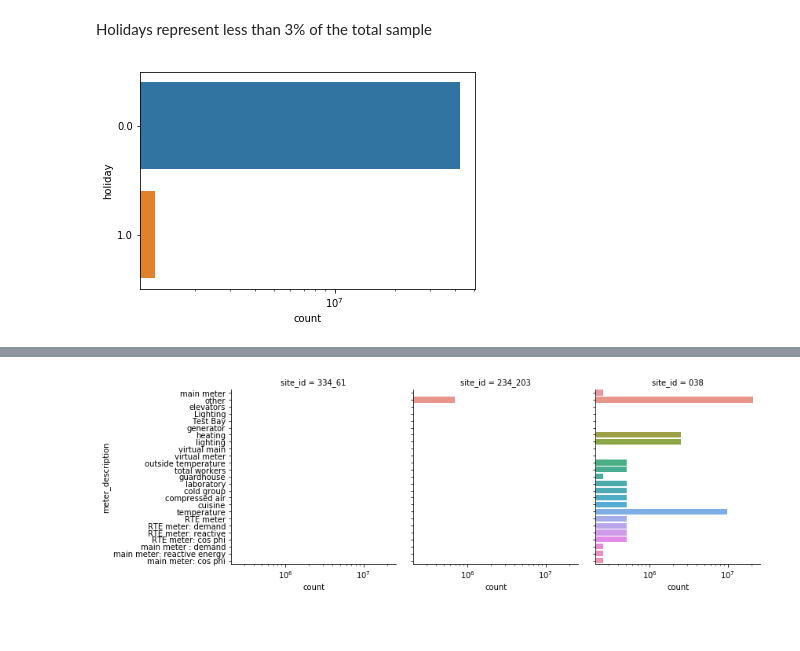
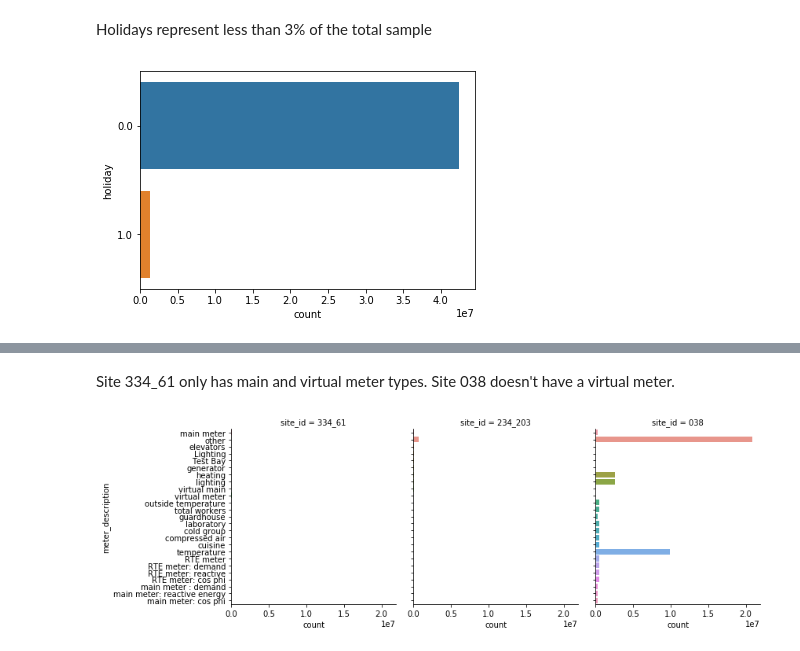
Before and after one commit to lamesen/PowerLawsDetectingAnomalies, a Jupyter notebook: ExploratoryDataAnalysis.ipynb, the cells around one changed output, grey strips where cells are left out. Cells and saved outputs as stored; diff of their text form; code cells hidden in the pictures; blank space fills up the shorter version.

```diff
--- a/ExploratoryDataAnalysis.ipynb
+++ b/ExploratoryDataAnalysis.ipynb
@@ -17,5 +17,5 @@ import power_utils
 
 %matplotlib inline
 # %%
-train = power_utils.import_data()
+explore = power_utils.import_data()
 # %%
@@ -159,8 +173,7 @@ train.groupby("holiday").count()
 # %% [markdown]
 Holidays represent less than 3% of the total sample
 # %%
-p = sns.countplot(y="holiday", data=train)
-p.set(xscale="log");
+sns.countplot(y="holiday", data=explore);
 # %% [output]
-[figure, old version]
+[figure, new version]
 # %%
@@ -184,12 +197,13 @@ train.groupby(["site_id", "meter_description"]).count()
 |  | virtual main | 73200 | 73200 | 72970 | 73200 | 73200 | 73200 | 73200 | 73200 | ... |
 | 334_61 | main meter | 74976 | 74976 | 74830 | 74976 | 74976 | 74976 | 74976 | 74976 | ... |
 |  | virtual meter | 75224 | 75224 | 75118 | 75224 | 75224 | 75224 | 75224 | 75224 | ... |
+# %% [markdown]
+Site 334_61 only has main and virtual meter types. Site 038 doesn't have a virtual meter.
 # %%
-p = sns.factorplot(y="meter_description",
+sns.factorplot(y="meter_description",
                col="site_id",
-               data=train,
-               kind="count")
-p.set(xscale="log");
+               data=explore,
+               kind="count");
 # %% [output]
-[figure, old version]
+[figure, new version]
 # %%
```
Also changed, not shown: parts of 42 cells of this notebook, 1 other file.
